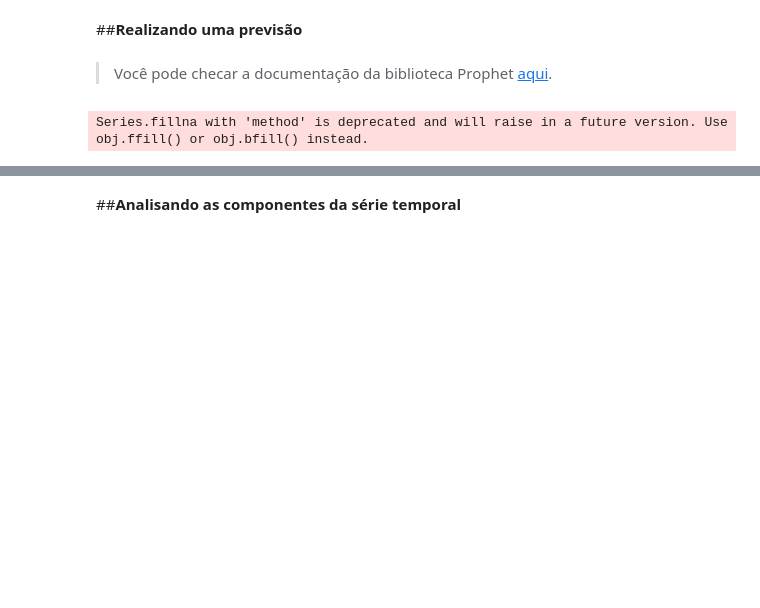
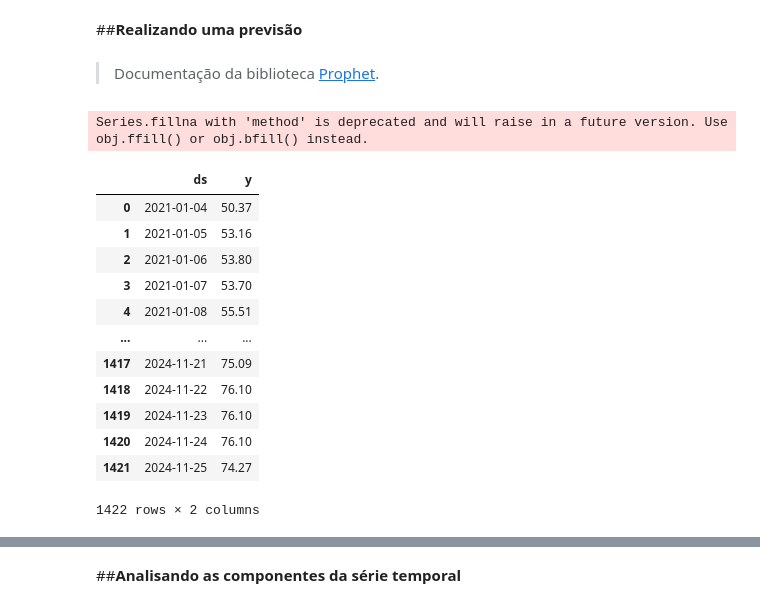
Before and after one commit to Engchsantos/Streamlit_App, a Jupyter notebook: Modelo_Prophet.ipynb, the cells around one changed output, grey strips where cells are left out. Saved outputs shown, nothing was run; the diff lists cells and outputs as text; code cells hidden in the pictures; blank space fills up the shorter version.

```diff
--- a/Modelo_Prophet.ipynb
+++ b/Modelo_Prophet.ipynb
@@ -52,7 +110,7 @@ fig.show()
 # %% [markdown]
 ##**Realizando uma previsão**
 # %% [markdown]
-> Você pode checar a documentação da biblioteca Prophet [aqui](https://facebook.github.io/prophet/).
+> Documentação da biblioteca  [Prophet](https://facebook.github.io/prophet/).
 # %%
 df_prophet = df_periodo
 
@@ -70 +126,17 @@ df_prophet = df_prophet.head(1037)
+# %%
+df_prophet
+# %% [output]
+|  | ds | y |
+| 0 | 2021-01-04 | 50.37 |
+| 1 | 2021-01-05 | 53.16 |
+| 2 | 2021-01-06 | 53.80 |
+| 3 | 2021-01-07 | 53.70 |
+| 4 | 2021-01-08 | 55.51 |
+| ... | ... | ... |
+| 1417 | 2024-11-21 | 75.09 |
+| 1418 | 2024-11-22 | 76.10 |
+| 1419 | 2024-11-23 | 76.10 |
+| 1420 | 2024-11-24 | 76.10 |
+| 1421 | 2024-11-25 | 74.27 |
+1422 rows × 2 columns
 # %%
```
Also changed, not shown: parts of 59 cells of this notebook.
